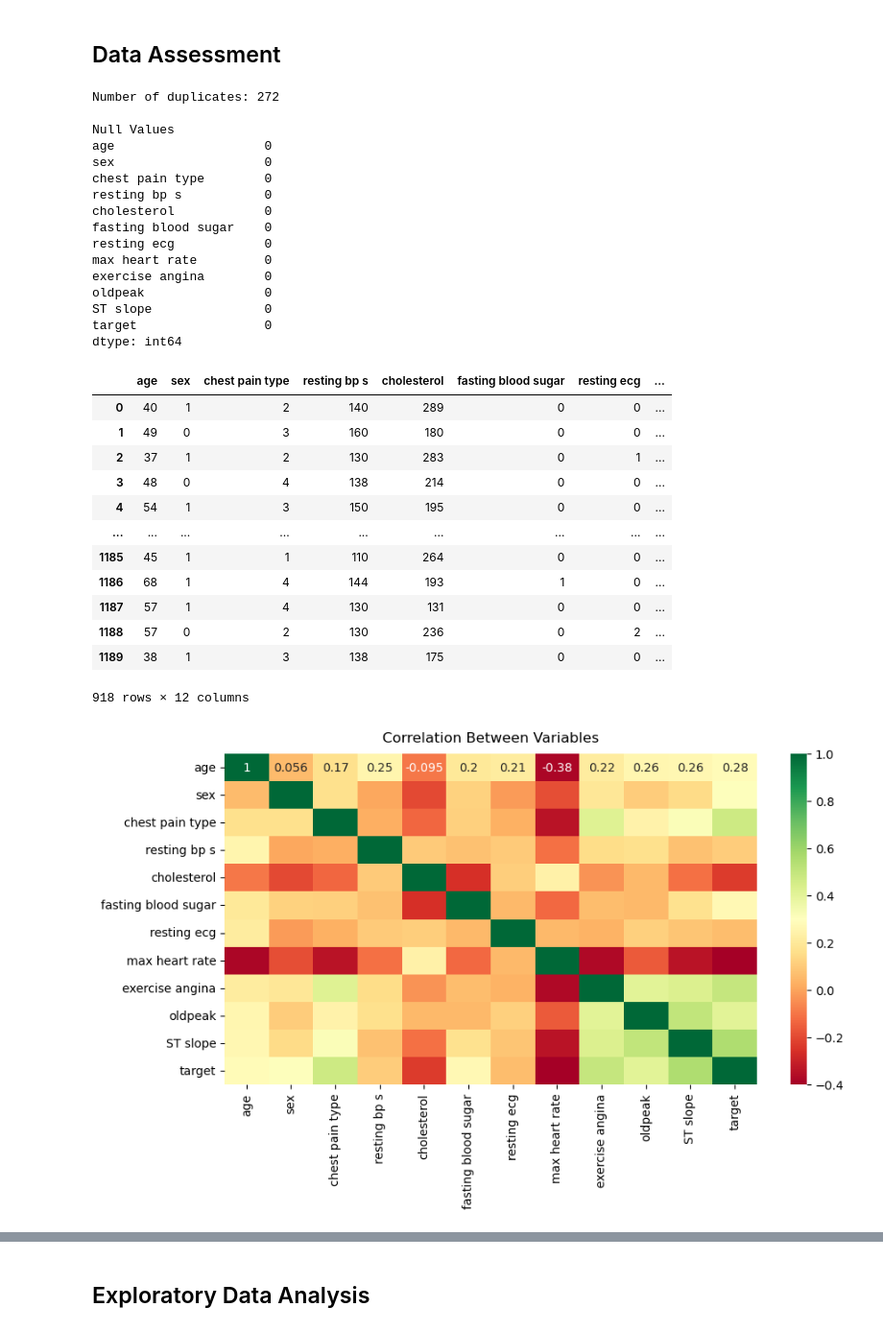
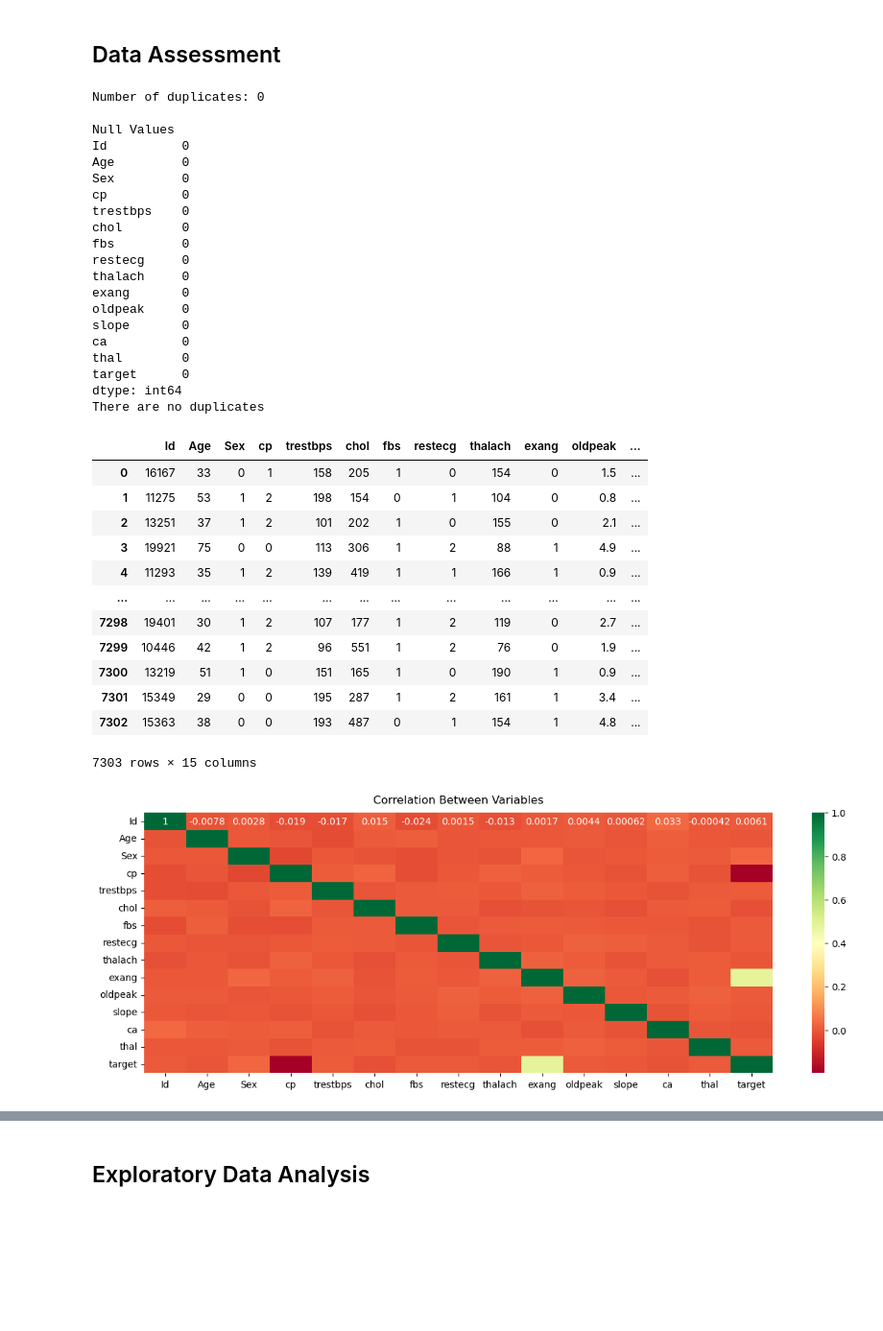
Before and after one commit to victorsomadina/Health-Analysis-Prediction-on-Heart-Diseases, a Jupyter notebook: Heart Disease.ipynb, the cells around one changed output, grey strips where cells are left out. Shown: that part at 96% size. Drawn from its saved outputs; the diff is of its cells as text; code cells hidden in the pictures; blank space fills up the shorter version.

```diff
--- a/Heart Disease.ipynb
+++ b/Heart Disease.ipynb
@@ -17,6 +9,7 @@ warnings.filterwarnings('ignore')
 # %%
 # Load dataset and check proportion of class imbalance
-heart_disease = pd.read_csv(r'C:\Users\hp\Downloads\heart_statlog_cleveland_hungary_final.csv')
-print(heart_disease['target'].value_counts())
+train = pd.read_csv(r'C:\Users\hp\Downloads\Train Dataset .csv')
+test =  pd.read_csv(r'C:\Users\hp\Downloads\Test Dataset.csv')
+print(train['target'].value_counts())
 # %% [output]
 target
@@ -36,44 +42,48 @@ def assess(data):
         print("There are no duplicates")
     return data
 
-assess(heart_disease)
+assess(train)
 # %% [output]
-Number of duplicates: 272
+Number of duplicates: 0
 
 Null Values
-age                    0
-sex                    0
-chest pain type        0
-resting bp s           0
-cholesterol            0
-fasting blood sugar    0
-resting ecg            0
-max heart rate         0
-exercise angina        0
-oldpeak                0
-ST slope               0
-target                 0
+Id          0
+Age         0
+Sex         0
+cp          0
+trestbps    0
+chol        0
+fbs         0
+restecg     0
+thalach     0
+exang       0
+oldpeak     0
+slope       0
+ca          0
+thal        0
+target      0
 dtype: int64
+There are no duplicates
-|  | age | sex | chest pain type | resting bp s | cholesterol | fasting blood sugar | resting ecg | ... |
-| 0 | 40 | 1 | 2 | 140 | 289 | 0 | 0 | ... |
-| 1 | 49 | 0 | 3 | 160 | 180 | 0 | 0 | ... |
-| 2 | 37 | 1 | 2 | 130 | 283 | 0 | 1 | ... |
-| 3 | 48 | 0 | 4 | 138 | 214 | 0 | 0 | ... |
-| 4 | 54 | 1 | 3 | 150 | 195 | 0 | 0 | ... |
-| ... | ... | ... | ... | ... | ... | ... | ... | ... |
-| 1185 | 45 | 1 | 1 | 110 | 264 | 0 | 0 | ... |
-| 1186 | 68 | 1 | 4 | 144 | 193 | 1 | 0 | ... |
-| 1187 | 57 | 1 | 4 | 130 | 131 | 0 | 0 | ... |
-| 1188 | 57 | 0 | 2 | 130 | 236 | 0 | 2 | ... |
-| 1189 | 38 | 1 | 3 | 138 | 175 | 0 | 0 | ... |
+|  | Id | Age | Sex | cp | trestbps | chol | fbs | restecg | thalach | exang | oldpeak | ... |
+| 0 | 16167 | 33 | 0 | 1 | 158 | 205 | 1 | 0 | 154 | 0 | 1.5 | ... |
+| 1 | 11275 | 53 | 1 | 2 | 198 | 154 | 0 | 1 | 104 | 0 | 0.8 | ... |
+| 2 | 13251 | 37 | 1 | 2 | 101 | 202 | 1 | 0 | 155 | 0 | 2.1 | ... |
+| 3 | 19921 | 75 | 0 | 0 | 113 | 306 | 1 | 2 | 88 | 1 | 4.9 | ... |
+| 4 | 11293 | 35 | 1 | 2 | 139 | 419 | 1 | 1 | 166 | 1 | 0.9 | ... |
+| ... | ... | ... | ... | ... | ... | ... | ... | ... | ... | ... | ... | ... |
+| 7298 | 19401 | 30 | 1 | 2 | 107 | 177 | 1 | 2 | 119 | 0 | 2.7 | ... |
+| 7299 | 10446 | 42 | 1 | 2 | 96 | 551 | 1 | 2 | 76 | 0 | 1.9 | ... |
+| 7300 | 13219 | 51 | 1 | 0 | 151 | 165 | 1 | 0 | 190 | 1 | 0.9 | ... |
+| 7301 | 15349 | 29 | 0 | 0 | 195 | 287 | 1 | 2 | 161 | 1 | 3.4 | ... |
+| 7302 | 15363 | 38 | 0 | 0 | 193 | 487 | 0 | 1 | 154 | 1 | 4.8 | ... |
-918 rows × 12 columns
+7303 rows × 15 columns
 # %%
 # plotting correlation
-plt.figure(figsize=(10,5))
-sns.heatmap(heart_disease.corr(), annot=True, cmap="RdYlGn")
+plt.figure(figsize=(15,5))
+sns.heatmap(train.corr(), annot=True, cmap="RdYlGn")
 plt.title('Correlation Between Variables', pad = 10)
 plt.show()
 # %% [output]
-[figure, old version]
+[figure, new version]
 # %%
 # check distribution of the variables
```
Also changed, not shown: parts of 18 cells of this notebook.
